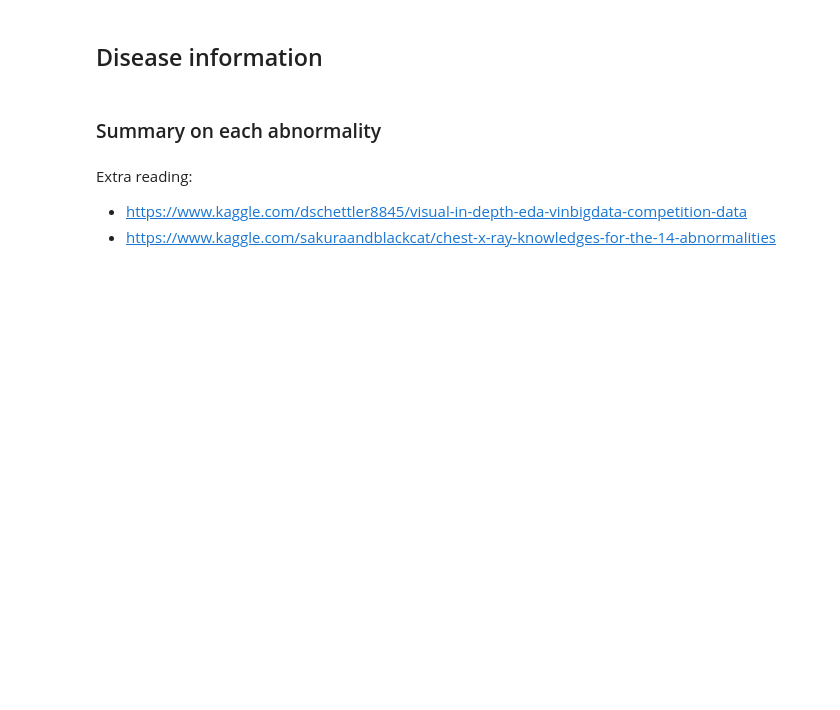
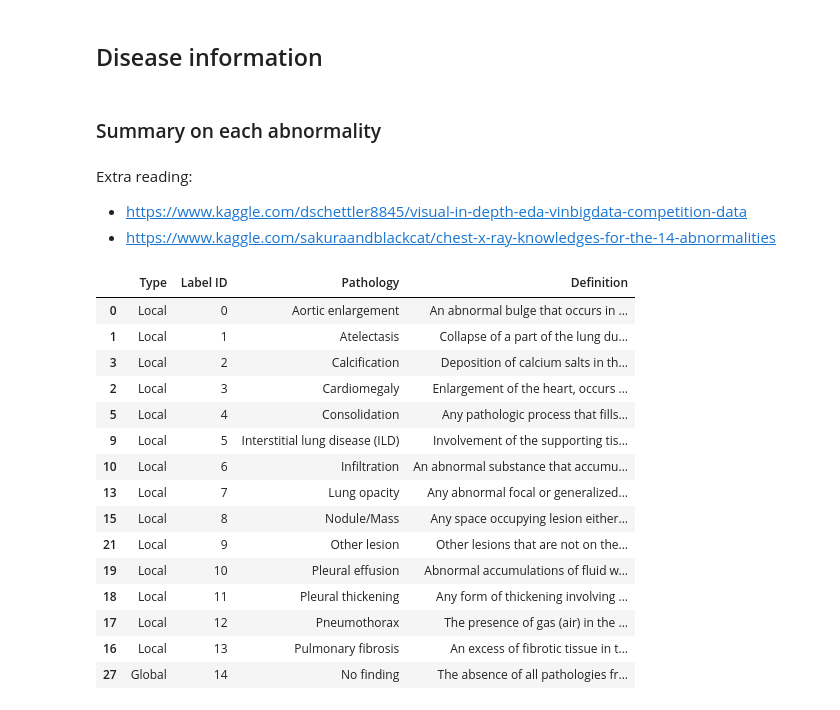
Before and after one commit to Witalia008/kaggle-public, a Jupyter notebook: vinbigdata-chest-xray-abnormalities-detection/vbd-chest-xray-eda.ipynb, the cells around one changed output. Drawn from its saved outputs; the diff is of its cells as text; code cells hidden in the pictures; blank space fills up the shorter version.

Commit message:
Add exploration of dicom metadata, disease info, submission format.

```diff
--- a/vinbigdata-chest-xray-abnormalities-detection/vbd-chest-xray-eda.ipynb
+++ b/vinbigdata-chest-xray-abnormalities-detection/vbd-chest-xray-eda.ipynb
@@ -290,3 +292,28 @@ interactive(children=(IntSlider(value=0, continuous_update=False, description='i
 Extra reading:
 - https://www.kaggle.com/dschettler8845/visual-in-depth-eda-vinbigdata-competition-data
 - https://www.kaggle.com/sakuraandblackcat/chest-x-ray-knowledges-for-the-14-abnormalities
+# %%
+pd.set_option("display.max_colwidth", None)
+pathologies_info = pd.read_csv("vinbigdata-chest-xray-abnormalities-detection/pathologies.csv")
+pathologies_info = pathologies_info.dropna().sort_values(by="Label ID")
+pathologies_info["Label ID"] = pathologies_info["Label ID"].astype("int32")
+pathologies_info = pathologies_info.style.set_properties(**{"text-align": "left"})
+display(pathologies_info)
+pd.reset_option("display.max_colwidth")
+# %% [output]
+|  | Type | Label ID | Pathology | Definition |
+| 0 | Local | 0 | Aortic enlargement | An abnormal bulge that occurs in ... |
+| 1 | Local | 1 | Atelectasis | Collapse of a part of the lung du... |
+| 3 | Local | 2 | Calcification | Deposition of calcium salts in th... |
+| 2 | Local | 3 | Cardiomegaly | Enlargement of the heart, occurs ... |
+| 5 | Local | 4 | Consolidation | Any pathologic process that fills... |
+| 9 | Local | 5 | Interstitial lung disease (ILD) | Involvement of the supporting tis... |
+| 10 | Local | 6 | Infiltration | An abnormal substance that accumu... |
+| 13 | Local | 7 | Lung opacity | Any abnormal focal or generalized... |
+| 15 | Local | 8 | Nodule/Mass | Any space occupying lesion either... |
+| 21 | Local | 9 | Other lesion | Other lesions that are not on the... |
+| 19 | Local | 10 | Pleural effusion | Abnormal accumulations of fluid w... |
+| 18 | Local | 11 | Pleural thickening | Any form of thickening involving ... |
+| 17 | Local | 12 | Pneumothorax | The presence of gas (air) in the ... |
+| 16 | Local | 13 | Pulmonary fibrosis | An excess of fibrotic tissue in t... |
+| 27 | Global | 14 | No finding | The absence of all pathologies fr... |
```
Also changed, not shown: parts of 4 cells of this notebook, 1 other file.
